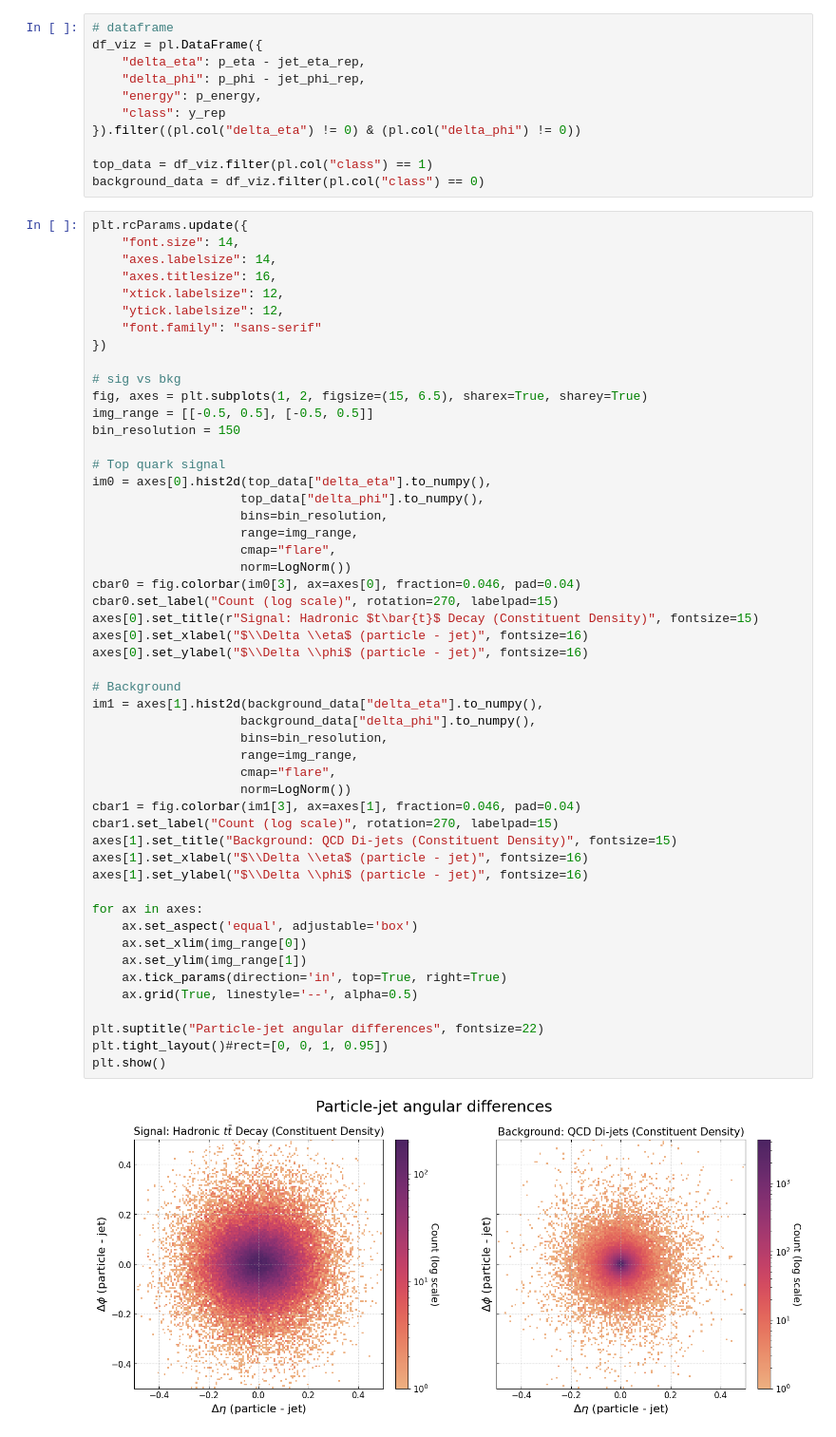
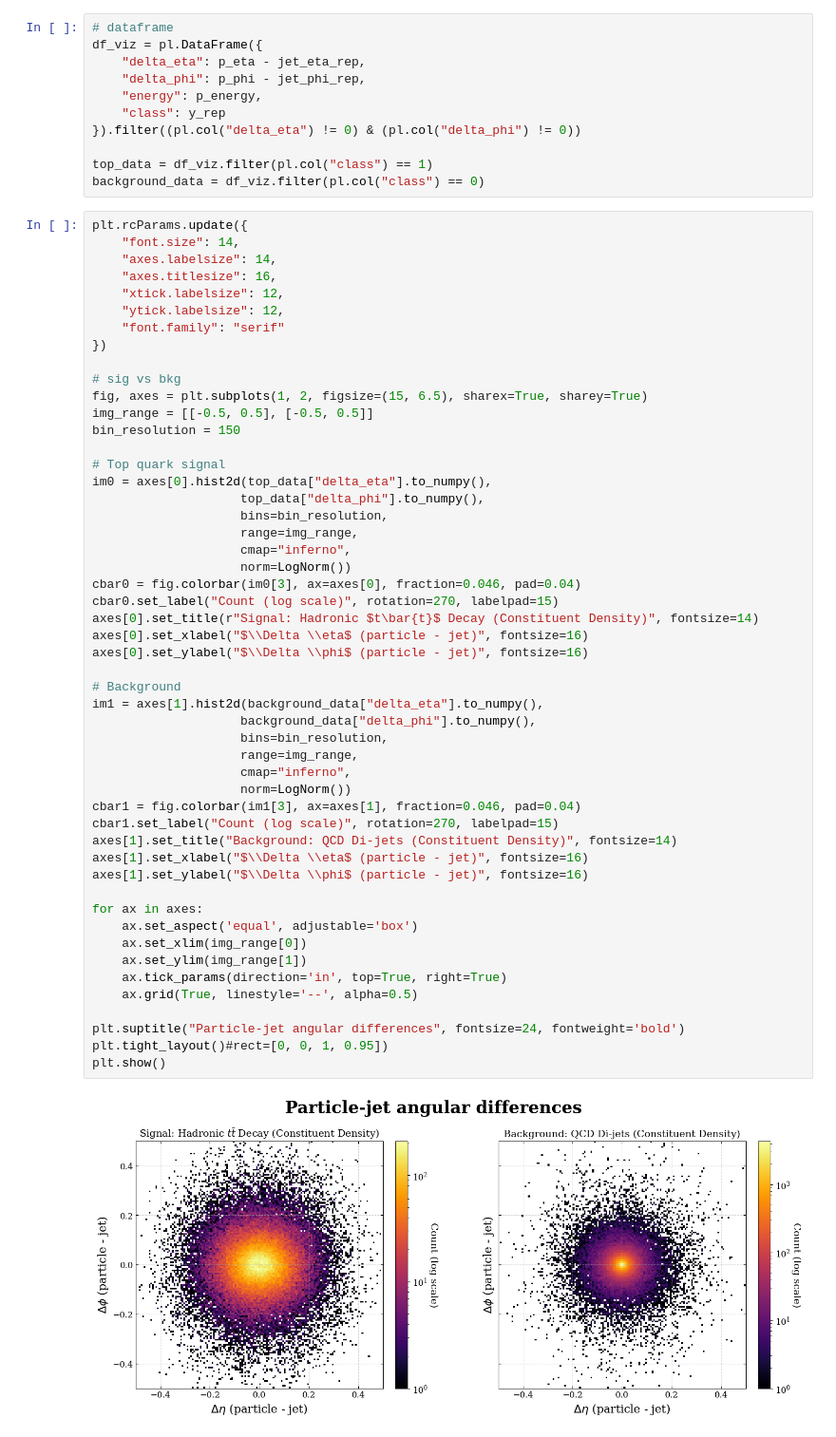
Before and after one commit to Jorge-1501/QKANs-ML4SCI_2026, a Jupyter notebook: notebooks/EDA_top.ipynb, the cells around one changed output. Shown at 95% size. Cells and saved outputs as stored; diff of their text form.

Commit message:
Tipografia top plots

```diff
--- a/notebooks/EDA_top.ipynb
+++ b/notebooks/EDA_top.ipynb
@@ -219,7 +219,7 @@ plt.rcParams.update({
     "axes.titlesize": 16,
     "xtick.labelsize": 12,
     "ytick.labelsize": 12,
-    "font.family": "sans-serif"
+    "font.family": "serif"
 })
 
 # sig vs bkg
@@ -232,39 +232,39 @@ im0 = axes[0].hist2d(top_data["delta_eta"].to_numpy(),
                     top_data["delta_phi"].to_numpy(),
                     bins=bin_resolution,
                     range=img_range,
-                    cmap="flare",
+                    cmap="inferno",
                     norm=LogNorm())
 cbar0 = fig.colorbar(im0[3], ax=axes[0], fraction=0.046, pad=0.04)
 cbar0.set_label("Count (log scale)", rotation=270, labelpad=15)
-axes[0].set_title(r"Signal: Hadronic $t\bar{t}$ Decay (Constituent Density)", fontsize=15)
+axes[0].set_title(r"Signal: Hadronic $t\bar{t}$ Decay (Constituent Density)", fontsize=14)
 axes[0].set_xlabel("$\\Delta \\eta$ (particle - jet)", fontsize=16)
 axes[0].set_ylabel("$\\Delta \\phi$ (particle - jet)", fontsize=16)
 
 # Background
 im1 = axes[1].hist2d(background_data["delta_eta"].to_numpy(),
                     background_data["delta_phi"].to_numpy(),
                     bins=bin_resolution,
                     range=img_range,
-                    cmap="flare",
+                    cmap="inferno",
                     norm=LogNorm())
 cbar1 = fig.colorbar(im1[3], ax=axes[1], fraction=0.046, pad=0.04)
 cbar1.set_label("Count (log scale)", rotation=270, labelpad=15)
-axes[1].set_title("Background: QCD Di-jets (Constituent Density)", fontsize=15)
+axes[1].set_title("Background: QCD Di-jets (Constituent Density)", fontsize=14)
 axes[1].set_xlabel("$\\Delta \\eta$ (particle - jet)", fontsize=16)
 axes[1].set_ylabel("$\\Delta \\phi$ (particle - jet)", fontsize=16)
 
 for ax in axes:
     ax.set_aspect('equal', adjustable='box')
     ax.set_xlim(img_range[0])
     ax.set_ylim(img_range[1])
     ax.tick_params(direction='in', top=True, right=True)
     ax.grid(True, linestyle='--', alpha=0.5)
 
-plt.suptitle("Particle-jet angular differences", fontsize=22)
+plt.suptitle("Particle-jet angular differences", fontsize=24, fontweight='bold')
 plt.tight_layout()#rect=[0, 0, 1, 0.95])
 plt.show()
 # %% [output]
-[figure, old version]
+[figure, new version]
 # %%
 plt.rcParams.update({
     'font.size': 12,
```
Also changed, not shown: parts of 1 cell of this notebook.
